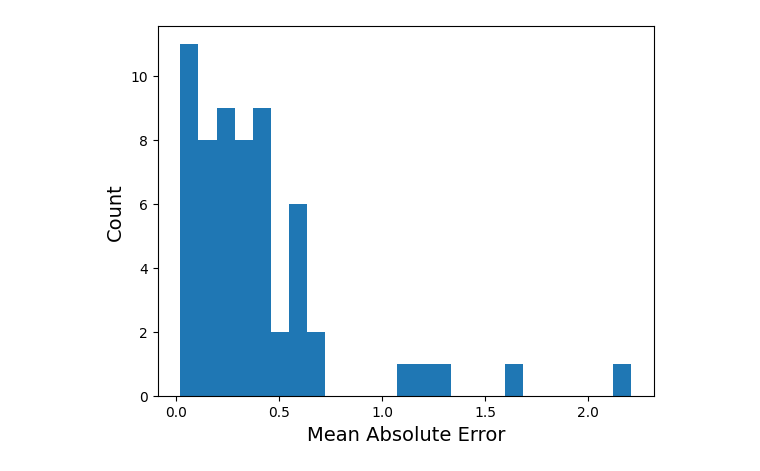
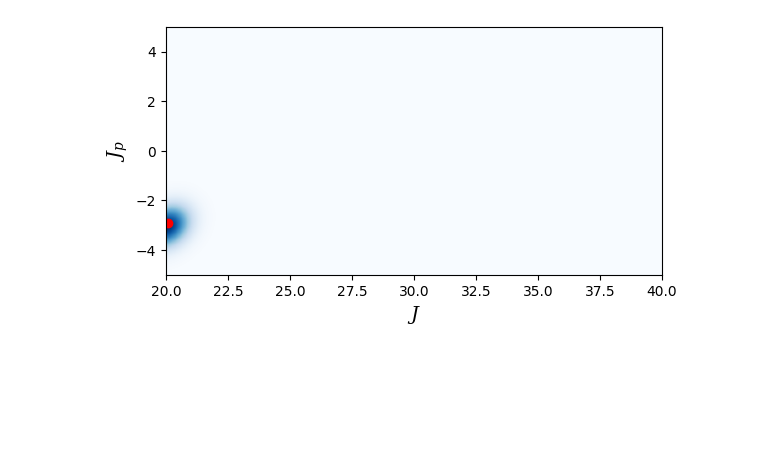
Before and after one commit to zhantaochen/inxs-steering, a Jupyter notebook: paper_preperation/siml_benchmark_results.ipynb, the cells around one changed output. Drawn from its saved outputs; the diff is of its cells as text; code cells hidden in the pictures; blank space fills up the shorter version.

Commit message:
visualization simulation results

```diff
--- a/paper_preperation/siml_benchmark_results.ipynb
+++ b/paper_preperation/siml_benchmark_results.ipynb
@@ -12,0 +16,2 @@ pt_indices = sorted([int(_.split('/')[-1].split('.')[0]) for _ in pt_flist])
+# %%
+summary_yaml = '/pscratch/sd/z/zhantao/inxs_steering_production/benchmarks/summary.yaml'
@@ -13,12 +23,27 @@ pt_indices = sorted([int(_.split('/')[-1].split('.')[0]) for _ in pt_flist])
+# %%
+steps_of_interest = [25, 50]
 # %%
-fnal_mse = []
+mean_preds = []
+true_values = []
+sample_ids = []
+maes = []
 
-for _i, _idx in enumerate(pt_indices):
-    _pt = torch.load(os.path.join(path, f'{_idx}.pt'))
-    # print(_pt.keys())
-    # mean_preds = (_pt['positions'] * _pt['weights'].unsqueeze(-1)).sum(dim=-2) / _pt['weights'].sum(dim=-1).unsqueeze(-1)
-    mean_preds = (_pt['positions'] * _pt['weights'].unsqueeze(-1)).sum(dim=-2)
-    _fnal_mse = (mean_preds - _pt['true_params'][None]).norm(dim=-1)[-25]
-    fnal_mse.append(_fnal_mse.item())
-    # if _i >2:
-    #     break
+for path in summary_dict['simulation']['gaussian_0.1_scaled']:
+    pt_flist = glob.glob(os.path.join(summary_dict['path'], path, '*.pt'))
+    pt_indices = sorted([int(_.split('/')[-1].split('.')[0]) for _ in pt_flist])
+
+    for _idx, _idx in enumerate(pt_indices):
+        _pt = torch.load(os.path.join(summary_dict['path'], path, f'{_idx}.pt'))
+        # print(_pt.keys())
+        _mean_preds = (_pt['positions'] * _pt['weights'].unsqueeze(-1)).sum(dim=-2) / _pt['weights'].sum(dim=-1).unsqueeze(-1)
+        _maes = (_mean_preds - _pt['true_params'][None]).norm(dim=-1)
+
+        mean_preds.append(_mean_preds.unsqueeze(0))
+        maes.append(_maes[steps_of_interest].unsqueeze(0))
+        sample_ids.append(_idx)
+        true_values.append(_pt['true_params'])
+
+maes = torch.vstack(maes).numpy()
+mean_preds = torch.vstack(mean_preds).numpy()
+sample_ids = torch.tensor(sample_ids).numpy()
+true_values = torch.vstack(true_values).numpy()
@@ -25,7 +144,9 @@ for _i, _idx in enumerate(pt_indices):
 # %%
 fig, ax = plt.subplots(1,1)
-ax.hist(fnal_mse, bins=25);
-ax.set_xlabel('Mean Absolute Error', fontdict={'size': 14})
-ax.set_ylabel('Count', fontdict={'size': 14});
+ax.imshow(np.exp(log_density), origin='lower', extent=[20, 40, -5, 5],
+          aspect='equal', cmap='Blues')
+ax.scatter(_pt['true_params'][0], _pt['true_params'][1], color='red')
+ax.set_xlabel('$J$', fontdict={'size': 14})
+ax.set_ylabel('$J_{p}$', fontdict={'size': 14});
 # %% [output]
-[figure, old version]
+[figure, new version]
```
Also changed, not shown: parts of 31 cells of this notebook, 13 other files.
